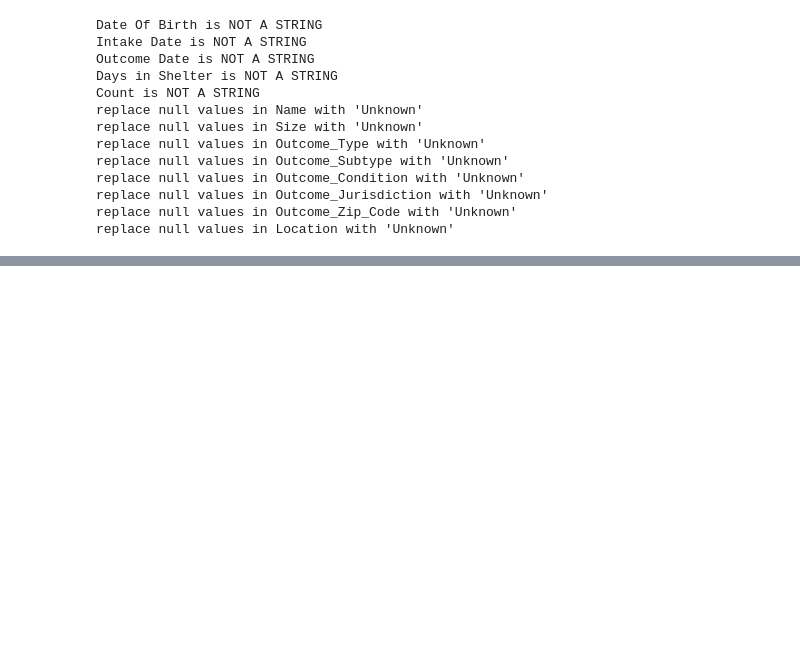
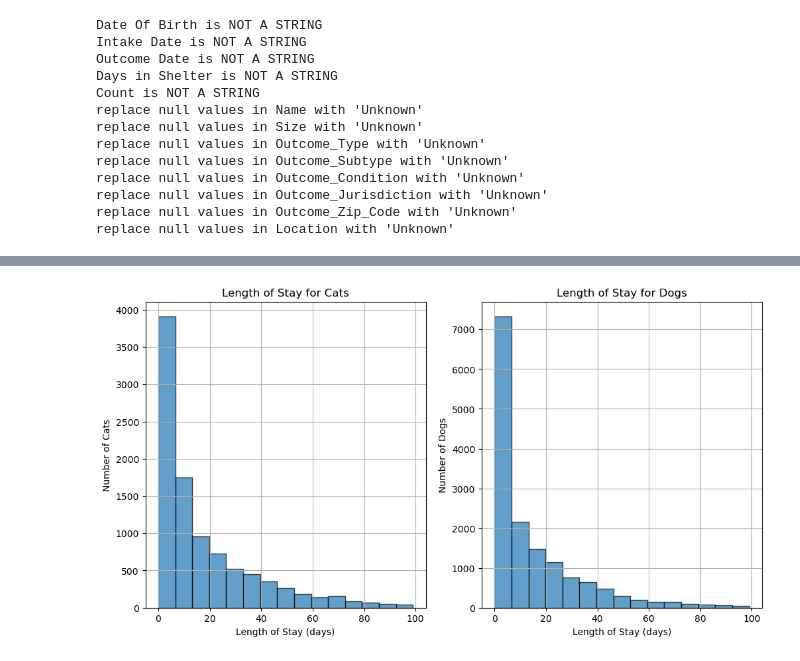
Before and after one commit to robchimel/pawpulation-forecast, a Jupyter notebook: plots.ipynb, the cells around one changed output, grey strips where cells are left out. Cells and saved outputs as stored; diff of their text form; code cells hidden in the pictures; blank space fills up the shorter version.

```diff
--- a/plots.ipynb
+++ b/plots.ipynb
@@ -32,0 +33,27 @@ Index(['Name', 'Type', 'Breed', 'Color', 'Sex', 'Size', 'Date_Of_Birth',
+# %%
+# Log transformation of the length of stay
+df['Log Length of Stay'] = np.log1p(df['Days_in_Shelter'])  # log1p is used to handle log(0)
+
+# Separate df for cats and dogs
+cats = df[df['Type'] == 'CAT']
+dogs = df[df['Type'] == 'DOG']
+
+# Plot the log-transformed length of stay for cats
+plt.figure(figsize=(12, 6))
+
+plt.subplot(1, 2, 1)
+plt.hist(cats[cats.Days_in_Shelter<100]['Days_in_Shelter'].dropna(), bins=15, edgecolor='k', alpha=0.7)
+plt.title('Length of Stay for Cats')
+plt.xlabel('Length of Stay (days)')
+plt.ylabel('Number of Cats')
+plt.grid(True)
+
+# Plot the log-transformed length of stay for dogs
+plt.subplot(1, 2, 2)
+plt.hist(dogs[dogs.Days_in_Shelter<100]['Days_in_Shelter'].dropna(), bins=15, edgecolor='k', alpha=0.7)
+plt.title('Length of Stay for Dogs')
+plt.xlabel('Length of Stay (days)')
+plt.ylabel('Number of Dogs')
+plt.grid(True)
+# %% [output]
+[figure, added]
```
Also changed, not shown: parts of 5 cells of this notebook, 2 other files.
